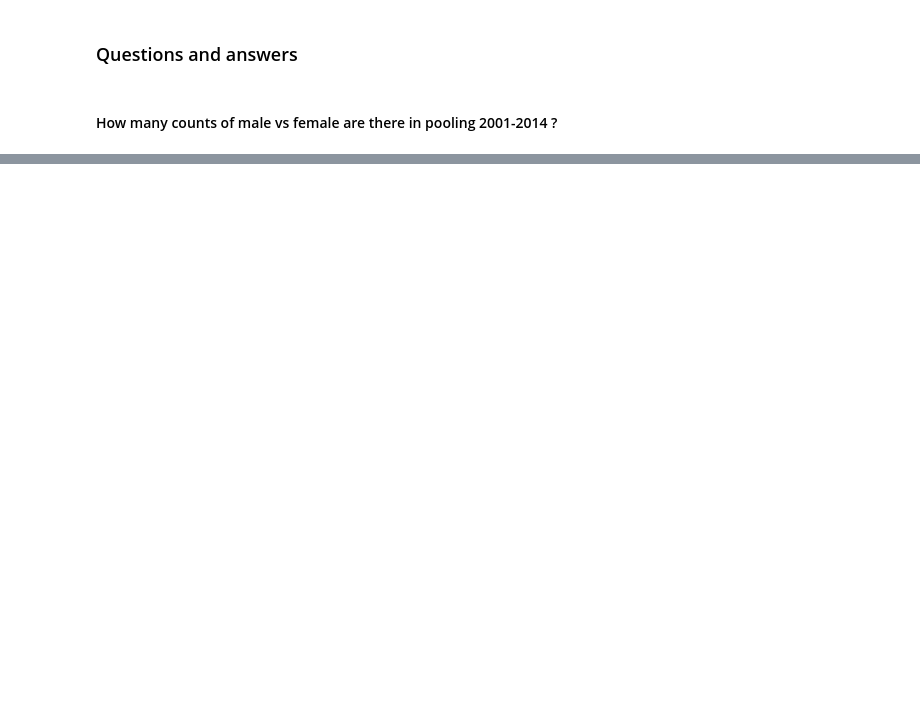
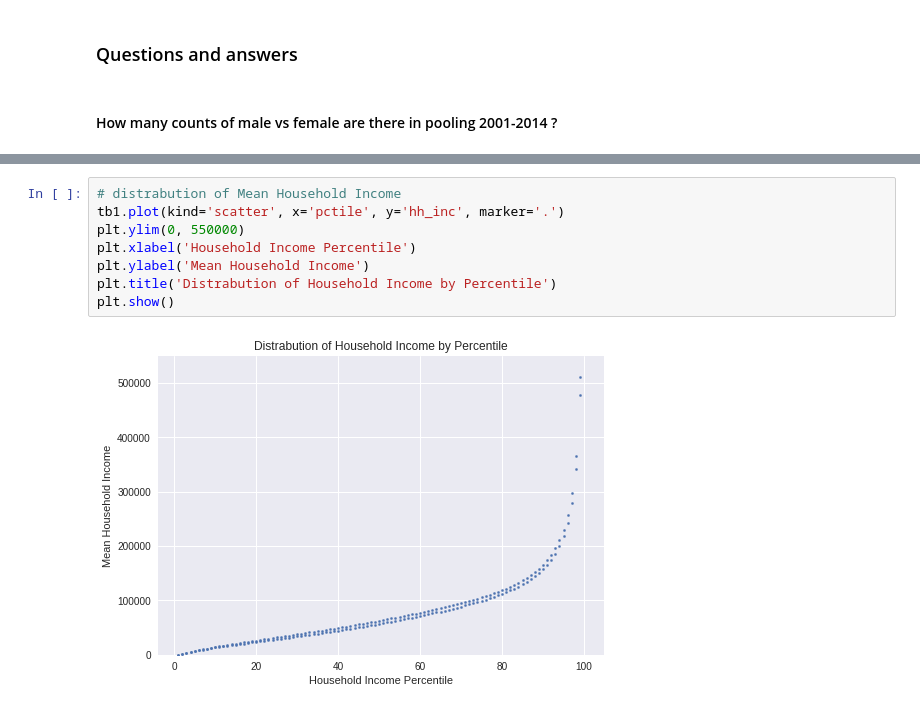
Before and after one commit to anxin16/Capstone-Project-2, a Jupyter notebook: Data-Story/Health-Wealth2.ipynb, the cells around one changed output, grey strips where cells are left out. Cells and saved outputs as stored; diff of their text form; blank space fills up the shorter version.

```diff
--- a/Data-Story/Health-Wealth2.ipynb
+++ b/Data-Story/Health-Wealth2.ipynb
@@ -123,0 +62,10 @@ plt.show()
+# %%
+# distrabution of Mean Household Income
+tb1.plot(kind='scatter', x='pctile', y='hh_inc', marker='.')
+plt.ylim(0, 550000)
+plt.xlabel('Household Income Percentile')
+plt.ylabel('Mean Household Income')
+plt.title('Distrabution of Household Income by Percentile')
+plt.show()
+# %% [output]
+[figure, added]
```
Also changed, not shown: parts of 66 cells of this notebook, 2 other files.
